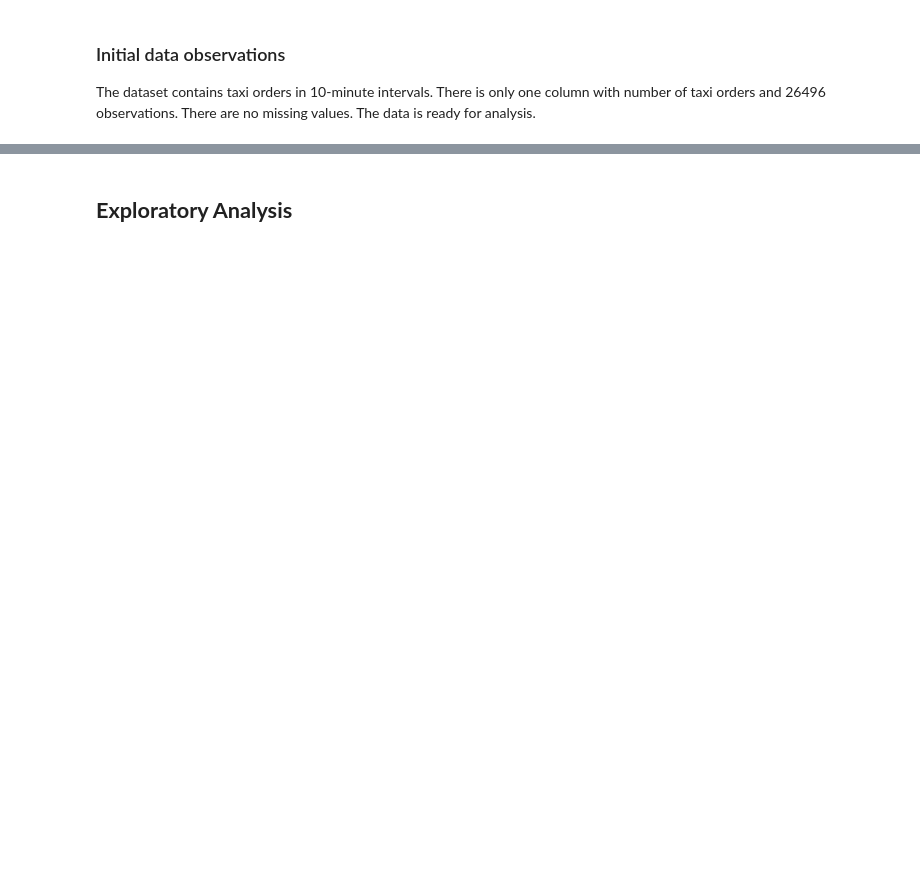
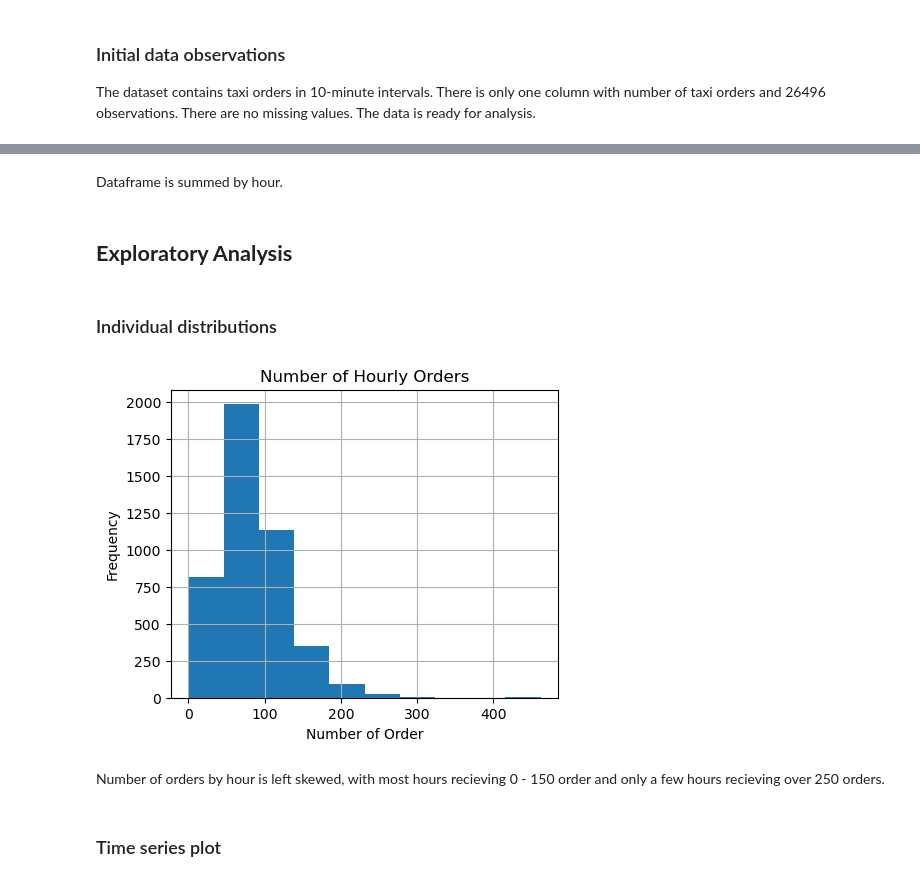
Before and after one commit to kellyshreeve/forecasting-taxi-orders, a Jupyter notebook: taxi_analysis.ipynb, the cells around one changed output, grey strips where cells are left out. Saved outputs shown, nothing was run; the diff lists cells and outputs as text; code cells hidden in the pictures; blank space fills up the shorter version.

```diff
--- a/taxi_analysis.ipynb
+++ b/taxi_analysis.ipynb
@@ -50,0 +77,5 @@ The dataset contains taxi orders in 10-minute intervals. There is only one colum
+# %%
+# Resample by hour
+taxi = taxi.resample('1H').sum()
+
+display(taxi.head())
@@ -51,2 +90,4 @@ The dataset contains taxi orders in 10-minute intervals. There is only one colum
+# %% [markdown]
+Dataframe is summed by hour.
 # %% [markdown]
 ## **Exploratory Analysis**
@@ -54,0 +94,19 @@ The dataset contains taxi orders in 10-minute intervals. There is only one colum
+# %% [markdown]
+### Individual distributions
+# %%
+# Histogram of order number
+plt.figure(figsize=(5, 4))
+
+taxi['num_orders'].hist()
+
+plt.title('Number of Hourly Orders')
+plt.xlabel('Number of Order')
+plt.ylabel('Frequency')
+
+plt.show()
+# %% [output]
+[figure, added]
+# %% [markdown]
+Number of orders by hour is left skewed, with most hours recieving 0 - 150 order and only a few hours recieving over 250 orders.
+# %% [markdown]
+### Time series plot
```
Also changed, not shown: parts of 33 cells of this notebook.
